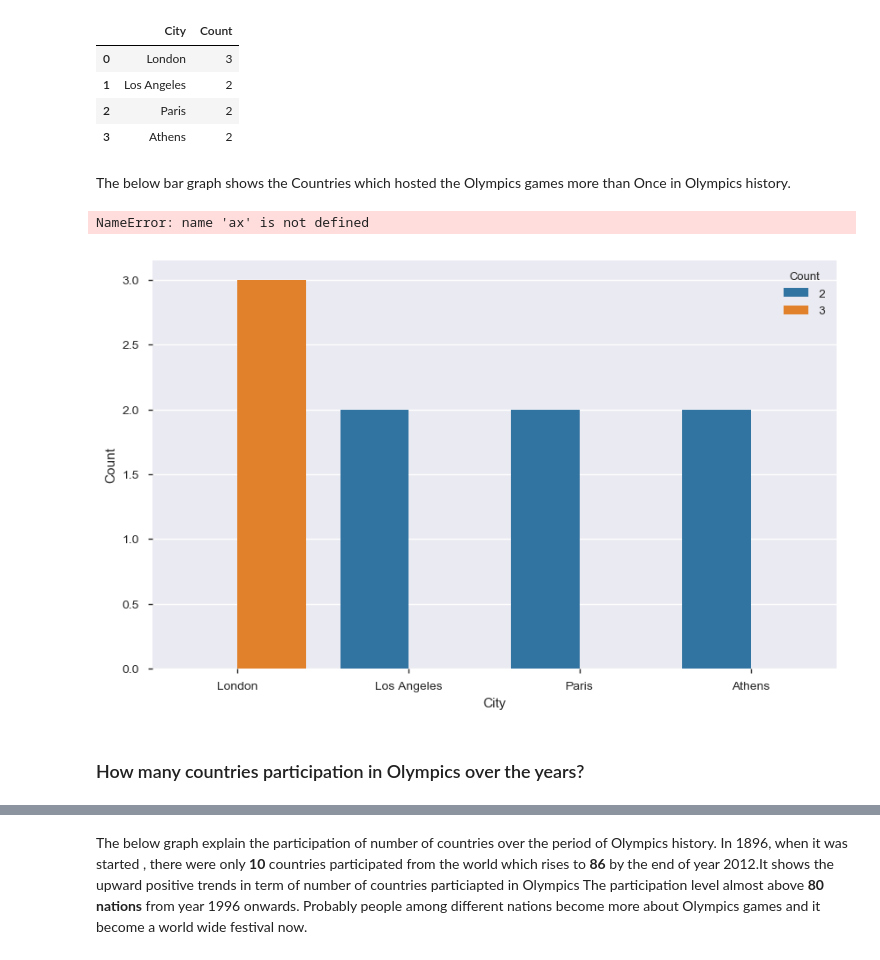
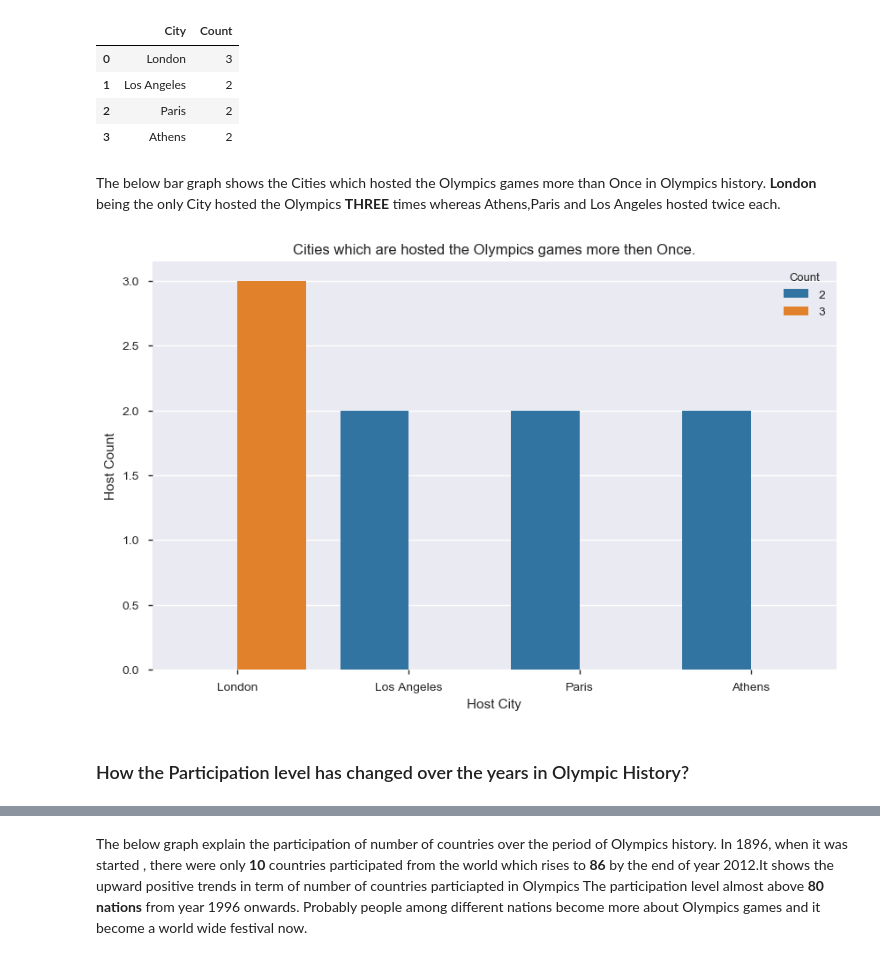
Before and after one commit to harjeet31/Summer-Olympics-EDA, a Jupyter notebook: Olympic_Project_Term1&2.ipynb, the cells around one changed output, grey strips where cells are left out. Cells and saved outputs as stored; diff of their text form; code cells hidden in the pictures.

```diff
--- a/Olympic_Project_Term1&2.ipynb
+++ b/Olympic_Project_Term1&2.ipynb
@@ -240,24 +310,23 @@ host_City
 | 2 | Paris | 2 |
 | 3 | Athens | 2 |
 # %% [markdown]
-The below bar graph shows the Countries which hosted the Olympics games more than Once in Olympics history.
+The below bar graph shows the Cities which hosted the Olympics games more than Once in Olympics history.
+__London__ being the only City hosted the Olympics __THREE__ times whereas Athens,Paris and Los Angeles hosted twice each.
 # %%
 fig = plt.figure(figsize=(10, 6))
 
-#host_City.plot.bar(x='City',LineWidth=1,FaceColor='b',EdgeColor='r',Width=0.5)
-sns.barplot(data=host_City,x='City',y='Count',hue='Count')
+ax=sns.barplot(data=host_City,x='City',y='Count',hue='Count')
 ax.set(xlabel='Host City', ylabel='Host Count')
 
 
 #Setting axis
 plt.xlabel('Host City')
-plt.ylabel('HOst Count')
+plt.ylabel('Host Count')
 plt.title("Cities which are hosted the Olympics games more then Once.")
 fig.savefig("HostCity1.png",dpi=fig.dpi)
 # %% [output]
-NameError: name 'ax' is not defined
-[figure, old version]
+[figure, new version]
 # %% [markdown]
 <a id=section402></a>
-###  How many countries participation in Olympics over the years?
+###  How the Participation level has changed over the years in Olympic History?
 # %%
```
Also changed, not shown: parts of 83 cells of this notebook.
